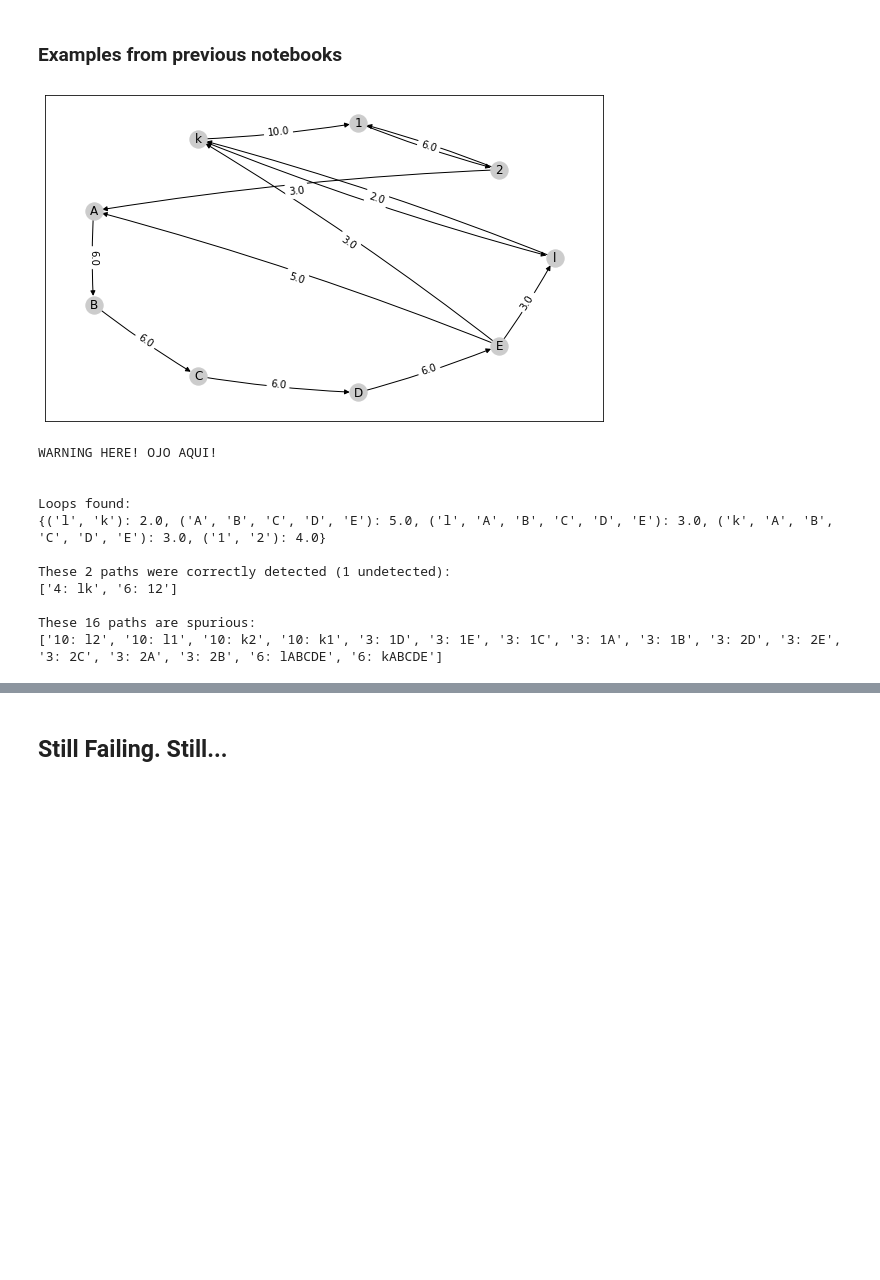
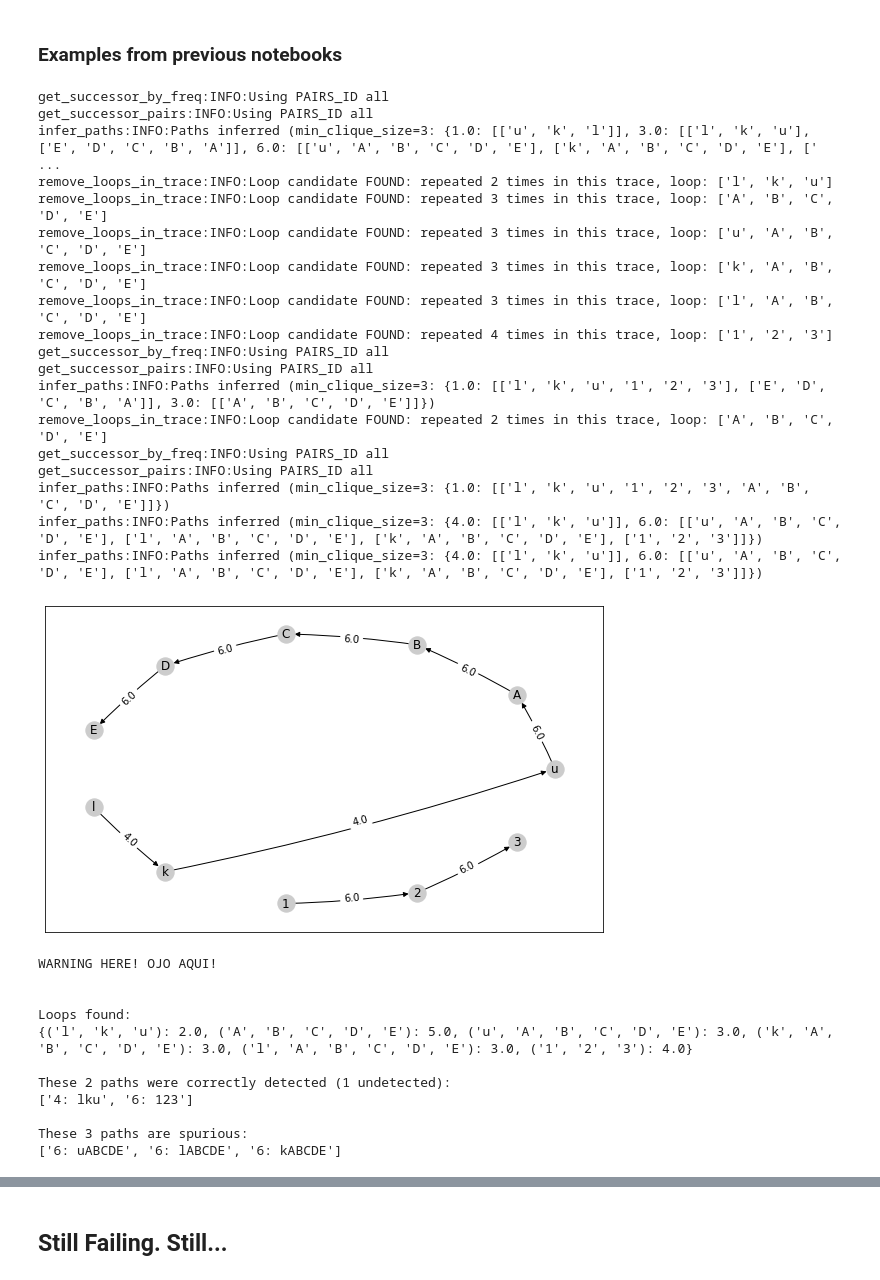
Before and after one commit to jpgil/logdelay, a Jupyter notebook: notebooks/2-structures/2020-01-29-Tests-forMultipleCliques.ipynb, the cells around one changed output, grey strips where cells are left out. Cells and saved outputs as stored; diff of their text form; code cells hidden in the pictures; blank space fills up the shorter version.

Commit message:
Min clique must be 3 to not overdetect 2-loops. Also, removing loops I get a cleaner version of the structure.

```diff
--- a/notebooks/2-structures/2020-01-29-Tests-forMultipleCliques.ipynb
+++ b/notebooks/2-structures/2020-01-29-Tests-forMultipleCliques.ipynb
@@ -221,23 +365,41 @@ Claim: all paths (cliques) forming a base are loops. Starting from max(f) -> min
 # %%
 # combined_loops: lk 12 ABCDE
 T = [
-    list("lklk1212ABCDEABCDEABCDE1212"),
-    list("lk12ABCDEABCDE"),
-    list("lk12ABCDE"),
+    list("lkulku123123ABCDEABCDEABCDE123123"),
+    list("lku123ABCDEABCDE"),
+    list("lku123ABCDE"),
 ]
-g, b = evaluate_against(T, ("ABCDE", "lk", "12") )
+g, b = evaluate_against(T, ("ABCDE", "lku", "123") )
 # %% [output]
+get_successor_by_freq:INFO:Using PAIRS_ID all
+get_successor_pairs:INFO:Using PAIRS_ID all
+infer_paths:INFO:Paths inferred (min_clique_size=3: {1.0: [['u', 'k', 'l']], 3.0: [['l', 'k', 'u'], ['E', 'D', 'C', 'B', 'A']], 6.0: [['u', 'A', 'B', 'C', 'D', 'E'], ['k', 'A', 'B', 'C', 'D', 'E'], [' ...
+remove_loops_in_trace:INFO:Loop candidate FOUND: repeated 2 times in this trace, loop: ['l', 'k', 'u']
+remove_loops_in_trace:INFO:Loop candidate FOUND: repeated 3 times in this trace, loop: ['A', 'B', 'C', 'D', 'E']
+remove_loops_in_trace:INFO:Loop candidate FOUND: repeated 3 times in this trace, loop: ['u', 'A', 'B', 'C', 'D', 'E']
+remove_loops_in_trace:INFO:Loop candidate FOUND: repeated 3 times in this trace, loop: ['k', 'A', 'B', 'C', 'D', 'E']
+remove_loops_in_trace:INFO:Loop candidate FOUND: repeated 3 times in this trace, loop: ['l', 'A', 'B', 'C', 'D', 'E']
+remove_loops_in_trace:INFO:Loop candidate FOUND: repeated 4 times in this trace, loop: ['1', '2', '3']
+get_successor_by_freq:INFO:Using PAIRS_ID all
+get_successor_pairs:INFO:Using PAIRS_ID all
+infer_paths:INFO:Paths inferred (min_clique_size=3: {1.0: [['l', 'k', 'u', '1', '2', '3'], ['E', 'D', 'C', 'B', 'A']], 3.0: [['A', 'B', 'C', 'D', 'E']]})
+remove_loops_in_trace:INFO:Loop candidate FOUND: repeated 2 times in this trace, loop: ['A', 'B', 'C', 'D', 'E']
+get_successor_by_freq:INFO:Using PAIRS_ID all
+get_successor_pairs:INFO:Using PAIRS_ID all
+infer_paths:INFO:Paths inferred (min_clique_size=3: {1.0: [['l', 'k', 'u', '1', '2', '3', 'A', 'B', 'C', 'D', 'E']]})
+infer_paths:INFO:Paths inferred (min_clique_size=3: {4.0: [['l', 'k', 'u']], 6.0: [['u', 'A', 'B', 'C', 'D', 'E'], ['l', 'A', 'B', 'C', 'D', 'E'], ['k', 'A', 'B', 'C', 'D', 'E'], ['1', '2', '3']]})
+infer_paths:INFO:Paths inferred (min_clique_size=3: {4.0: [['l', 'k', 'u']], 6.0: [['u', 'A', 'B', 'C', 'D', 'E'], ['l', 'A', 'B', 'C', 'D', 'E'], ['k', 'A', 'B', 'C', 'D', 'E'], ['1', '2', '3']]})
-[figure, old version]
+[figure, new version]
-WARNING HERE! OJO AQUI!
-
-
-Loops found:
-{('l', 'k'): 2.0, ('A', 'B', 'C', 'D', 'E'): 5.0, ('l', 'A', 'B', 'C', 'D', 'E'): 3.0, ('k', 'A', 'B', 'C', 'D', 'E'): 3.0, ('1', '2'): 4.0}
-
-These 2 paths were correctly detected (1 undetected):
-['4: lk', '6: 12']
-
-These 16 paths are spurious:
-['10: l2', '10: l1', '10: k2', '10: k1', '3: 1D', '3: 1E', '3: 1C', '3: 1A', '3: 1B', '3: 2D', '3: 2E', '3: 2C', '3: 2A', '3: 2B', '6: lABCDE', '6: kABCDE']
+WARNING HERE! OJO AQUI!
+
+
+Loops found:
+{('l', 'k', 'u'): 2.0, ('A', 'B', 'C', 'D', 'E'): 5.0, ('u', 'A', 'B', 'C', 'D', 'E'): 3.0, ('k', 'A', 'B', 'C', 'D', 'E'): 3.0, ('l', 'A', 'B', 'C', 'D', 'E'): 3.0, ('1', '2', '3'): 4.0}
+
+These 2 paths were correctly detected (1 undetected):
+['4: lku', '6: 123']
+
+These 3 paths are spurious:
+['6: uABCDE', '6: lABCDE', '6: kABCDE']
 # %%
 """
```
Also changed, not shown: parts of 24 cells of this notebook, 2 other files.
